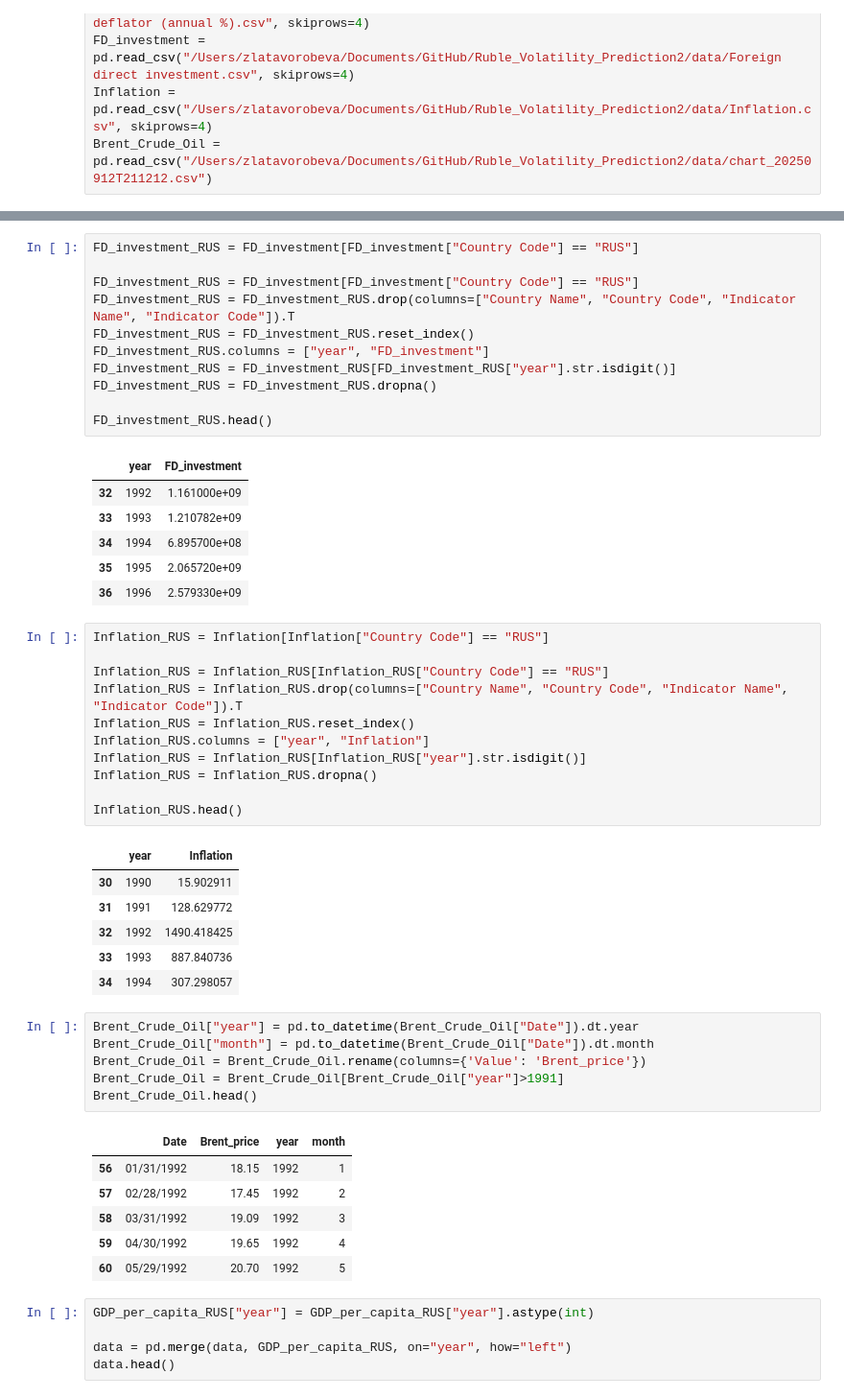
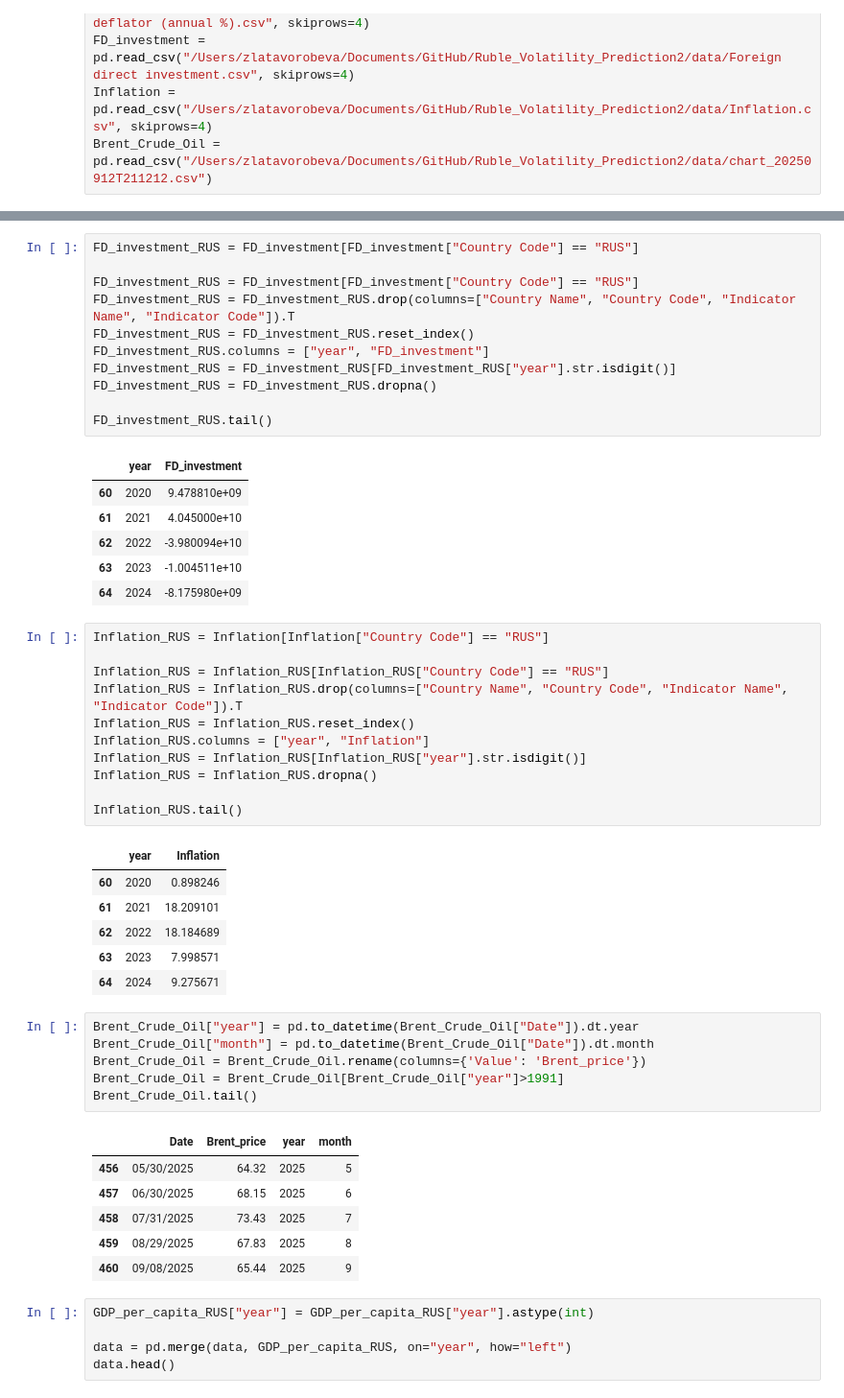
Before and after one commit to ZlataSparrow/Ruble_Volatility_Prediction, a Jupyter notebook: notebook/Data Input & Clean Up.ipynb, the cells around one changed output, grey strips where cells are left out. Shown at 96% size. Drawn from its saved outputs; the diff is of its cells as text.

```diff
--- a/notebook/Data Input & Clean Up.ipynb
+++ b/notebook/Data Input & Clean Up.ipynb
@@ -432,14 +432,14 @@ FD_investment_RUS.columns = ["year", "FD_investment"]
 FD_investment_RUS = FD_investment_RUS[FD_investment_RUS["year"].str.isdigit()]
 FD_investment_RUS = FD_investment_RUS.dropna()
 
-FD_investment_RUS.head()
+FD_investment_RUS.tail()
 # %% [output]
 |  | year | FD_investment |
-| 32 | 1992 | 1.161000e+09 |
-| 33 | 1993 | 1.210782e+09 |
-| 34 | 1994 | 6.895700e+08 |
-| 35 | 1995 | 2.065720e+09 |
-| 36 | 1996 | 2.579330e+09 |
+| 60 | 2020 | 9.478810e+09 |
+| 61 | 2021 | 4.045000e+10 |
+| 62 | 2022 | -3.980094e+10 |
+| 63 | 2023 | -1.004511e+10 |
+| 64 | 2024 | -8.175980e+09 |
 # %%
 Inflation_RUS = Inflation[Inflation["Country Code"] == "RUS"]
 
@@ -450,27 +450,27 @@ Inflation_RUS.columns = ["year", "Inflation"]
 Inflation_RUS = Inflation_RUS[Inflation_RUS["year"].str.isdigit()]
 Inflation_RUS = Inflation_RUS.dropna()
 
-Inflation_RUS.head()
+Inflation_RUS.tail()
 # %% [output]
 |  | year | Inflation |
-| 30 | 1990 | 15.902911 |
-| 31 | 1991 | 128.629772 |
-| 32 | 1992 | 1490.418425 |
-| 33 | 1993 | 887.840736 |
-| 34 | 1994 | 307.298057 |
+| 60 | 2020 | 0.898246 |
+| 61 | 2021 | 18.209101 |
+| 62 | 2022 | 18.184689 |
+| 63 | 2023 | 7.998571 |
+| 64 | 2024 | 9.275671 |
 # %%
 Brent_Crude_Oil["year"] = pd.to_datetime(Brent_Crude_Oil["Date"]).dt.year
 Brent_Crude_Oil["month"] = pd.to_datetime(Brent_Crude_Oil["Date"]).dt.month
 Brent_Crude_Oil = Brent_Crude_Oil.rename(columns={'Value': 'Brent_price'})
 Brent_Crude_Oil = Brent_Crude_Oil[Brent_Crude_Oil["year"]>1991]
-Brent_Crude_Oil.head()
+Brent_Crude_Oil.tail()
 # %% [output]
 |  | Date | Brent_price | year | month |
-| 56 | 01/31/1992 | 18.15 | 1992 | 1 |
-| 57 | 02/28/1992 | 17.45 | 1992 | 2 |
-| 58 | 03/31/1992 | 19.09 | 1992 | 3 |
-| 59 | 04/30/1992 | 19.65 | 1992 | 4 |
-| 60 | 05/29/1992 | 20.70 | 1992 | 5 |
+| 456 | 05/30/2025 | 64.32 | 2025 | 5 |
+| 457 | 06/30/2025 | 68.15 | 2025 | 6 |
+| 458 | 07/31/2025 | 73.43 | 2025 | 7 |
+| 459 | 08/29/2025 | 67.83 | 2025 | 8 |
+| 460 | 09/08/2025 | 65.44 | 2025 | 9 |
 # %%
 GDP_per_capita_RUS["year"] = GDP_per_capita_RUS["year"].astype(int)
 
```
Also changed, not shown: parts of 2 cells of this notebook, 2 other files.
